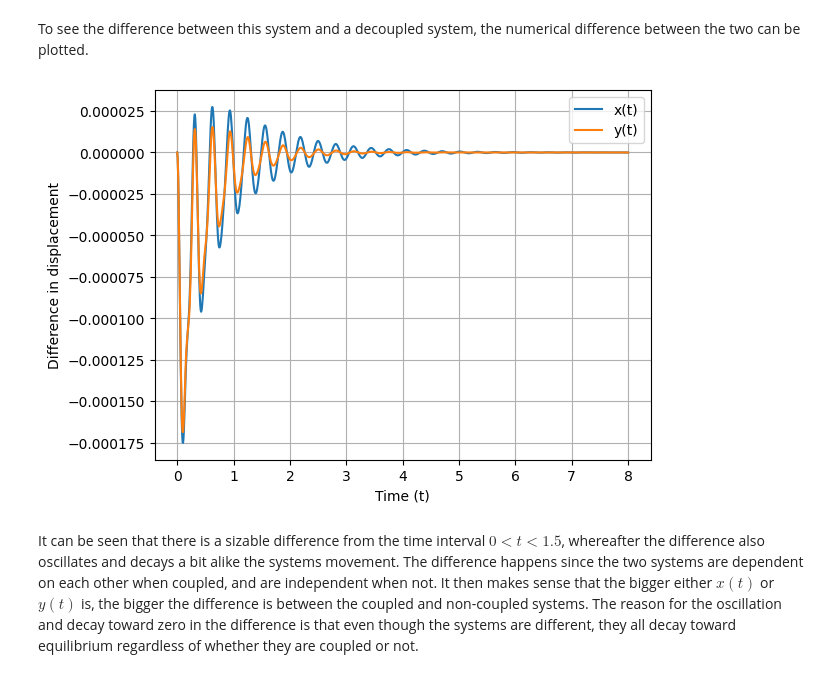
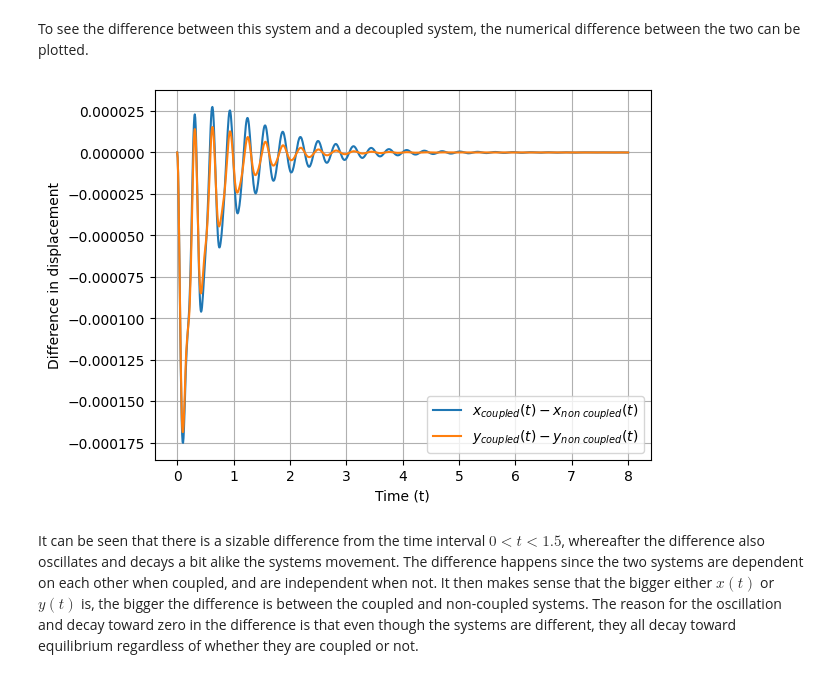
Before and after one commit to Khanrik/UniFolder, a Jupyter notebook: 3. Semester/Differentialligninger/Afleveringer/Aflevering 3/Assignment 3.ipynb, the cells around one changed output. Drawn from its saved outputs; the diff is of its cells as text; code cells hidden in the pictures.

```diff
--- a/3. Semester/Differentialligninger/Afleveringer/Aflevering 3/Assignment 3.ipynb
+++ b/3. Semester/Differentialligninger/Afleveringer/Aflevering 3/Assignment 3.ipynb
@@ -362,7 +360,7 @@ initial_conditions = [1, 0, 1, 0]
 
 # Time span for simulation
 t_span = (0, 8)
-t = np.linspace(0, 8, 1000)
+t = np.linspace(t_span[0], t_span[1], 1000)
 
 # Solve the system using solve_ivp
 solution = scipy.integrate.solve_ivp(coupled_system, t_span, initial_conditions, t_eval=t, method='RK45')
@@ -405,37 +403,37 @@ def decoupled_system(t, state):
     dx2_dt = -2 * x2 - 400 * x1
     dy1_dt = y2
     dy2_dt = -3 * y2 - 400 * y1
     return [dx1_dt, dx2_dt, dy1_dt, dy2_dt]
 
 # Initial conditions: x(0) = 1, x'(0) = 0, y(0) = 1, y'(0) = 0
 initial_conditions = [1, 0, 1, 0]
 
 # Time span for simulation
 t_span = (0, 8)
-t = np.linspace(0, 8, 1000)
+t = np.linspace(t_span[0], t_span[1], 1000)
 
 # Solve the system using solve_ivp
 coupled_solution = scipy.integrate.solve_ivp(coupled_system, t_span, initial_conditions, t_eval=t, method='RK45')
 decoupled_solution = scipy.integrate.solve_ivp(decoupled_system, t_span, initial_conditions, t_eval=t, method='RK45')
 
 # Extract results
 t = solution.t
 x = coupled_solution.y[0] - decoupled_solution.y[0]
 y = coupled_solution.y[2] - decoupled_solution.y[2]
 
 # Plot x(t)
-plt.plot(t, x, label='x(t)')
+plt.plot(t, x, label='$x_{coupled}(t) - x_{non\ coupled}(t)$')
 
 # Plot y(t)
-plt.plot(t, y, label='y(t)')
+plt.plot(t, y, label='$y_{coupled}(t) - y_{non\ coupled}(t)$')
 
 # Titles and labels
 plt.xlabel('Time (t)')
 plt.ylabel('Difference in displacement')
 plt.legend()
 plt.grid()
 # %% [output]
-[figure, old version]
+[figure, new version]
 # %% [markdown]
 It can be seen that there is a sizable difference from the time interval $0 < t < 1.5$, whereafter the difference also oscillates and decays a bit alike the systems movement. The difference happens since the two systems are dependent on each other when coupled, and are independent when not. It then makes sense that the bigger either $x(t)$ or $y(t)$ is, the bigger the difference is between the coupled and non-coupled systems. The reason for the oscillation and decay toward zero in the difference is that even though the systems are different, they all decay toward equilibrium regardless of whether they are coupled or not.
 # %% [markdown]
```
Also changed, not shown: parts of 27 cells of this notebook.
